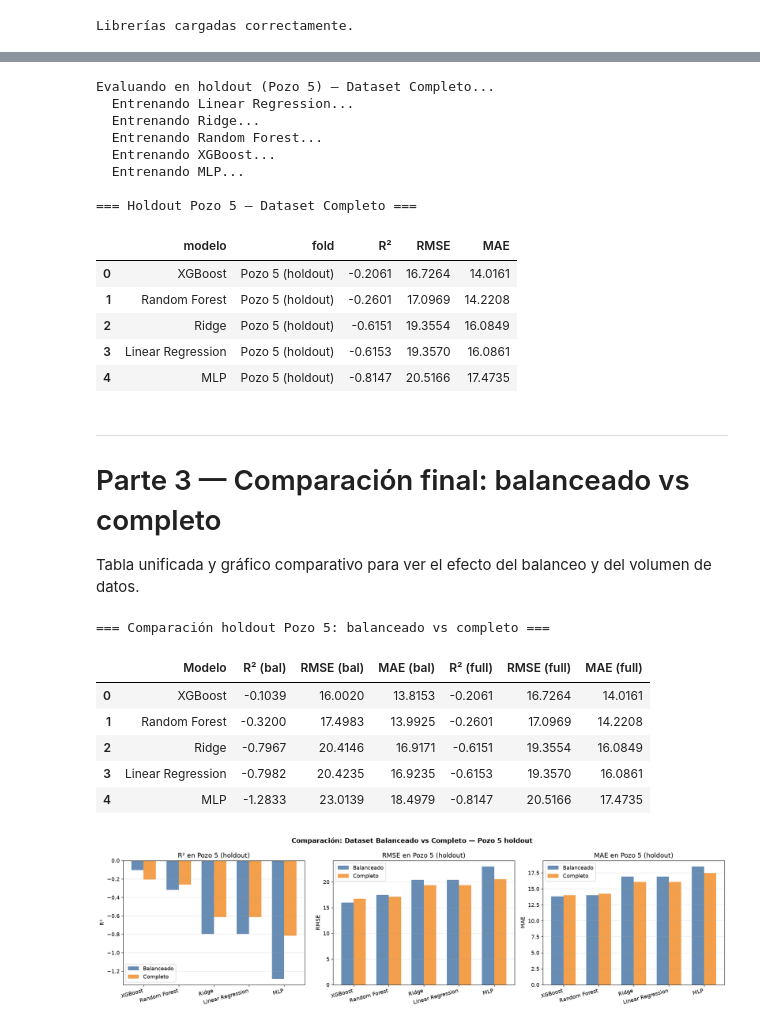
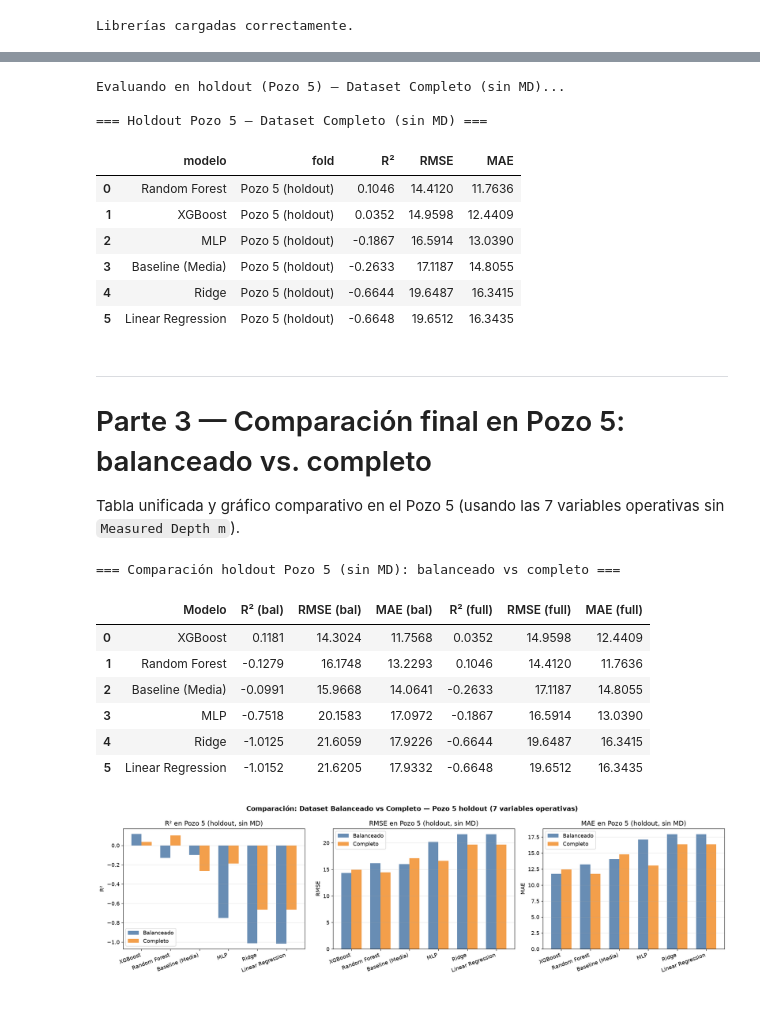
Before and after one commit to valebarzola/YPF-rop-predictor, a Jupyter notebook: ROP_Noruega_Modelado.ipynb, the cells around one changed output, grey strips where cells are left out. Cells and saved outputs as stored; diff of their text form; code cells hidden in the pictures.

```diff
--- a/ROP_Noruega_Modelado.ipynb
+++ b/ROP_Noruega_Modelado.ipynb
@@ -236,5 +274 @@ El split 80/20 no evalúa si el modelo generaliza a pozos nuevos — evalúa si
-# %%
-def get_features(df):
-    drop = [TARGET, 'Hole Depth (TVD) m', 'pozo']
-    return [c for c in df.columns if c not in drop]
 # %%
@@ -768,5 +652,4 @@ Esto permite ver si el modelo captura bien las tendencias por tramo de formació
 # %%
-# Obtener columna de profundidad del pozo test
 depth_col = 'Measured Depth m'
 depth_p5 = test_p5[depth_col].values
 
@@ -774,13 +657,13 @@ fig, ax = plt.subplots(figsize=(14, 5))
 ax.plot(depth_p5, y_true_p5, color='black', linewidth=1.2, label='ROP real', zorder=5)
 
 colores = ['#4e79a7', '#f28e2b', '#59a14f', '#e15759', '#76b7b2']
-for (nombre, y_pred), color in zip(preds_bal.items(), colores):
-    ax.plot(depth_p5, y_pred, alpha=0.6, linewidth=0.8, linestyle='--',
+for nombre, color in zip(modelos_plot, colores):
+    ax.plot(depth_p5, preds_bal[nombre], alpha=0.65, linewidth=0.9, linestyle='--',
             color=color, label=nombre)
 
 ax.set_xlabel('Profundidad medida (m)')
 ax.set_ylabel('ROP (m/h)')
-ax.set_title('Perfil ROP vs Profundidad — Pozo 5 (holdout)')
+ax.set_title('Perfil ROP vs Profundidad — Pozo 5 (holdout, modelos sin MD)')
 ax.legend(loc='upper right', fontsize=9)
 ax.grid(alpha=0.3)
 plt.tight_layout()
@@ -829,32 +706,28 @@ Corriendo Leave-One-Well-Out CV en dataset COMPLETO...
 # %%
 full_train = full[full['pozo'] != POZO_TEST].copy()
 
-print('Evaluando en holdout (Pozo 5) — Dataset Completo...')
-resultados_holdout_full, preds_full, _ = evaluar_holdout(full_train, test_p5, MODELOS)
+print('Evaluando en holdout (Pozo 5) — Dataset Completo (sin MD)...')
+resultados_holdout_full, preds_full, _ = evaluar_holdout(full_train, test_p5, MODELOS, drop_md=True)
 
-print('\n=== Holdout Pozo 5 — Dataset Completo ===')
-display(resultados_holdout_full.sort_values('R²', ascending=False).reset_index(drop=True))
+print('\n=== Holdout Pozo 5 — Dataset Completo (sin MD) ===')
+display(resultados_holdout_full.sort_values('MAE', ascending=True).reset_index(drop=True))
 # %% [output]
-Evaluando en holdout (Pozo 5) — Dataset Completo...
-  Entrenando Linear Regression...
-  Entrenando Ridge...
-  Entrenando Random Forest...
-  Entrenando XGBoost...
-  Entrenando MLP...
+Evaluando en holdout (Pozo 5) — Dataset Completo (sin MD)...
 
-=== Holdout Pozo 5 — Dataset Completo ===
+=== Holdout Pozo 5 — Dataset Completo (sin MD) ===
 |  | modelo | fold | R² | RMSE | MAE |
-| 0 | XGBoost | Pozo 5 (holdout) | -0.2061 | 16.7264 | 14.0161 |
-| 1 | Random Forest | Pozo 5 (holdout) | -0.2601 | 17.0969 | 14.2208 |
-| 2 | Ridge | Pozo 5 (holdout) | -0.6151 | 19.3554 | 16.0849 |
-| 3 | Linear Regression | Pozo 5 (holdout) | -0.6153 | 19.3570 | 16.0861 |
-| 4 | MLP | Pozo 5 (holdout) | -0.8147 | 20.5166 | 17.4735 |
+| 0 | Random Forest | Pozo 5 (holdout) | 0.1046 | 14.4120 | 11.7636 |
+| 1 | XGBoost | Pozo 5 (holdout) | 0.0352 | 14.9598 | 12.4409 |
+| 2 | MLP | Pozo 5 (holdout) | -0.1867 | 16.5914 | 13.0390 |
+| 3 | Baseline (Media) | Pozo 5 (holdout) | -0.2633 | 17.1187 | 14.8055 |
+| 4 | Ridge | Pozo 5 (holdout) | -0.6644 | 19.6487 | 16.3415 |
+| 5 | Linear Regression | Pozo 5 (holdout) | -0.6648 | 19.6512 | 16.3435 |
 # %% [markdown]
 ---
 
-# Parte 3 — Comparación final: balanceado vs completo
+# Parte 3 — Comparación final en Pozo 5: balanceado vs. completo
 
-Tabla unificada y gráfico comparativo para ver el efecto del balanceo y del volumen de datos.
+Tabla unificada y gráfico comparativo en el Pozo 5 (usando las 7 variables operativas sin `Measured Depth m`).
 # %%
 comp_bal  = resultados_holdout_bal[['modelo', 'R²', 'RMSE', 'MAE']].copy()
 comp_full = resultados_holdout_full[['modelo', 'R²', 'RMSE', 'MAE']].copy()
@@ -862,39 +735,40 @@ comp_full = resultados_holdout_full[['modelo', 'R²', 'RMSE', 'MAE']].copy()
 comp_bal.columns  = ['Modelo', 'R² (bal)', 'RMSE (bal)', 'MAE (bal)']
 comp_full.columns = ['Modelo', 'R² (full)', 'RMSE (full)', 'MAE (full)']
 
-comparacion = comp_bal.merge(comp_full, on='Modelo').sort_values('R² (bal)', ascending=False)
-print('=== Comparación holdout Pozo 5: balanceado vs completo ===')
-display(comparacion.reset_index(drop=True))
+comparacion = comp_bal.merge(comp_full, on='Modelo').sort_values('MAE (bal)', ascending=True).reset_index(drop=True)
+print('=== Comparación holdout Pozo 5 (sin MD): balanceado vs completo ===')
+display(comparacion)
 # %% [output]
-=== Comparación holdout Pozo 5: balanceado vs completo ===
+=== Comparación holdout Pozo 5 (sin MD): balanceado vs completo ===
 |  | Modelo | R² (bal) | RMSE (bal) | MAE (bal) | R² (full) | RMSE (full) | MAE (full) |
-| 0 | XGBoost | -0.1039 | 16.0020 | 13.8153 | -0.2061 | 16.7264 | 14.0161 |
-| 1 | Random Forest | -0.3200 | 17.4983 | 13.9925 | -0.2601 | 17.0969 | 14.2208 |
-| 2 | Ridge | -0.7967 | 20.4146 | 16.9171 | -0.6151 | 19.3554 | 16.0849 |
-| 3 | Linear Regression | -0.7982 | 20.4235 | 16.9235 | -0.6153 | 19.3570 | 16.0861 |
-| 4 | MLP | -1.2833 | 23.0139 | 18.4979 | -0.8147 | 20.5166 | 17.4735 |
+| 0 | XGBoost | 0.1181 | 14.3024 | 11.7568 | 0.0352 | 14.9598 | 12.4409 |
+| 1 | Random Forest | -0.1279 | 16.1748 | 13.2293 | 0.1046 | 14.4120 | 11.7636 |
+| 2 | Baseline (Media) | -0.0991 | 15.9668 | 14.0641 | -0.2633 | 17.1187 | 14.8055 |
+| 3 | MLP | -0.7518 | 20.1583 | 17.0972 | -0.1867 | 16.5914 | 13.0390 |
+| 4 | Ridge | -1.0125 | 21.6059 | 17.9226 | -0.6644 | 19.6487 | 16.3415 |
+| 5 | Linear Regression | -1.0152 | 21.6205 | 17.9332 | -0.6648 | 19.6512 | 16.3435 |
 # %%
 fig, axes = plt.subplots(1, 3, figsize=(18, 5))
 metricas_comp = [('R²', True), ('RMSE', False), ('MAE', False)]
 
-for ax, (met, higher_better) in zip(axes, metricas_comp):
+for ax, (met, _) in zip(axes, metricas_comp):
     x = np.arange(len(comparacion))
     w = 0.35
-    bars1 = ax.bar(x - w/2, comparacion[f'{met} (bal)'],  w, label='Balanceado', color='#4e79a7', alpha=0.85)
-    bars2 = ax.bar(x + w/2, comparacion[f'{met} (full)'], w, label='Completo',   color='#f28e2b', alpha=0.85)
+    ax.bar(x - w/2, comparacion[f'{met} (bal)'],  w, label='Balanceado', color='#4e79a7', alpha=0.85)
+    ax.bar(x + w/2, comparacion[f'{met} (full)'], w, label='Completo',   color='#f28e2b', alpha=0.85)
     ax.set_xticks(x)
-    ax.set_xticklabels(comparacion['Modelo'], rotation=15, ha='right')
-    ax.set_title(f'{met} en Pozo 5 (holdout)')
+    ax.set_xticklabels(comparacion['Modelo'], rotation=20, ha='right')
+    ax.set_title(f'{met} en Pozo 5 (holdout, sin MD)')
     ax.set_ylabel(met)
     ax.legend()
     ax.grid(axis='y', alpha=0.3)
 
-plt.suptitle('Comparación: Dataset Balanceado vs Completo — Pozo 5 holdout',
+plt.suptitle('Comparación: Dataset Balanceado vs Completo — Pozo 5 holdout (7 variables operativas)',
              fontsize=13, fontweight='bold')
 plt.tight_layout()
 plt.show()
 # %% [output]
-[figure, old version]
+[figure, new version]
 # %% [markdown]
 ---
 
```
Also changed, not shown: parts of 44 cells of this notebook, 1 other file.
